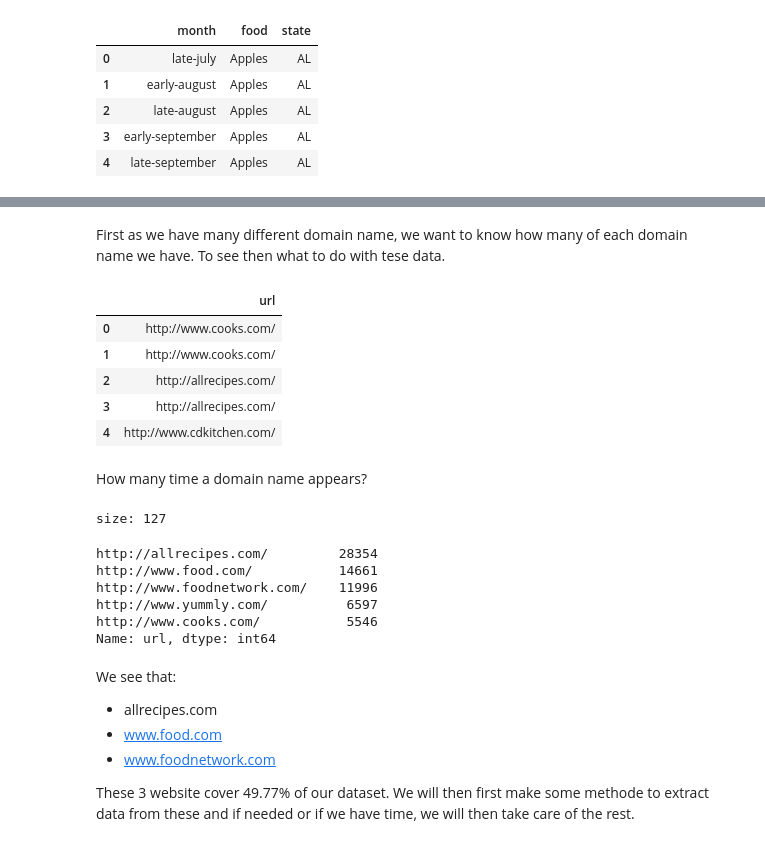
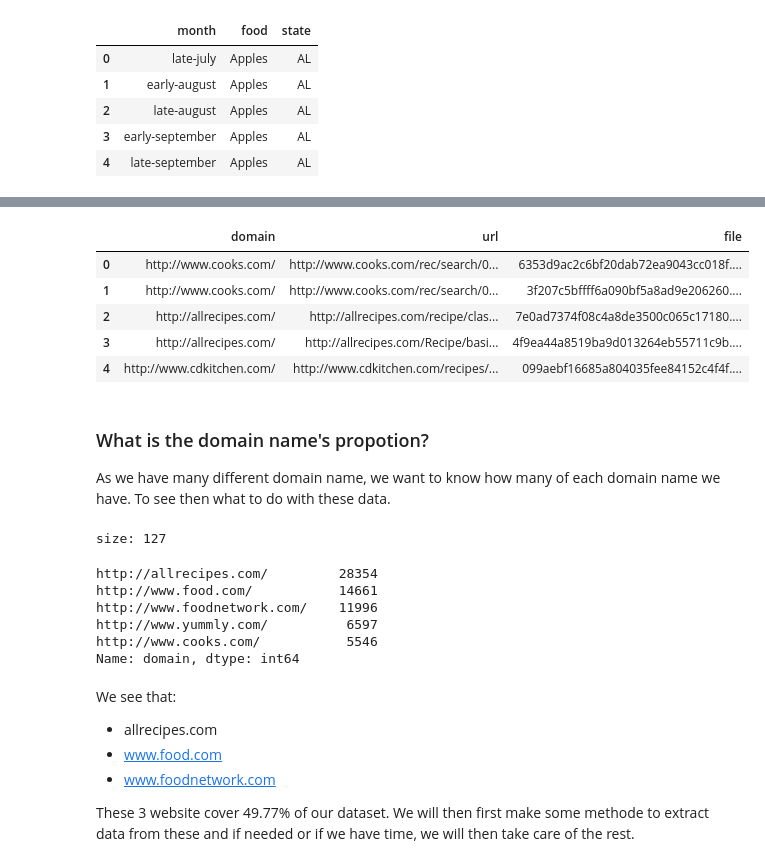
Before and after one commit to csbenz/ada, a Jupyter notebook: project/Project_test.ipynb, the cells around one changed output, grey strips where cells are left out. Cells and saved outputs as stored; diff of their text form; code cells hidden in the pictures.

```diff
--- a/project/Project_test.ipynb
+++ b/project/Project_test.ipynb
@@ -117,2 +110,26 @@ import glob
+# %%
+log_data = pd.DataFrame(columns=['domain', 'url', 'file'])
+for line in log:
+    domain = re.search(r'http://.*?/', line)
+    url = re.search(r'http://.*?(?=\t)', line)
+    file_name = re.search(r'.*?(?=\t)', line)
+    if domain is not None:
+        if url is not None:
+            if file_name is not None:
+                log_data = log_data.append({
+                        'domain' : domain.group(0),
+                        'url' : url.group(0),
+                        'file' : file_name.group(0),
+                    }, ignore_index=True)
+
+log_data.head()
+# %% [output]
+|  | domain | url | file |
+| 0 | http://www.cooks.com/ | http://www.cooks.com/rec/search/0... | 6353d9ac2c6bf20dab72ea9043cc018f.... |
+| 1 | http://www.cooks.com/ | http://www.cooks.com/rec/search/0... | 3f207c5bffff6a090bf5a8ad9e206260.... |
+| 2 | http://allrecipes.com/ | http://allrecipes.com/recipe/clas... | 7e0ad7374f08c4a8de3500c065c17180.... |
+| 3 | http://allrecipes.com/ | http://allrecipes.com/Recipe/basi... | 4f9ea44a8519ba9d013264eb55711c9b.... |
+| 4 | http://www.cdkitchen.com/ | http://www.cdkitchen.com/recipes/... | 099aebf16685a804035fee84152c4f4f.... |
 # %% [markdown]
-First as we have many different domain name, we want to know how many of each domain name we have. To see then what to do with tese data.
+### What is the domain name's propotion?
+As we have many different domain name, we want to know how many of each domain name we have. To see then what to do with these data.
@@ -125,25 +136,5 @@ log = f.read().split('\n')
-# %%
-url_data = pd.DataFrame(columns=['url'])
-for line in log:
-    m = re.search(r'http://.*?/', line)
-    if m is not None:
-        url_data = url_data.append({
-                'url' : m.group(0)
-                #TODO add the domain name
-            }, ignore_index=True)
-
-url_data.head()
-# %% [output]
-|  | url |
-| 0 | http://www.cooks.com/ |
-| 1 | http://www.cooks.com/ |
-| 2 | http://allrecipes.com/ |
-| 3 | http://allrecipes.com/ |
-| 4 | http://www.cdkitchen.com/ |
-# %% [markdown]
-How many time a domain name appears?
 # %%
-df = url_data['url'].value_counts()
+df = log_data['domain'].value_counts()
 print('size: {0}'.format(df.size))
 df.head()
 # %% [output]
@@ -153,7 +144,7 @@ http://www.food.com/           14661
 http://www.foodnetwork.com/    11996
 http://www.yummly.com/          6597
 http://www.cooks.com/           5546
-Name: url, dtype: int64
+Name: domain, dtype: int64
 # %% [markdown]
 We see that:
 - allrecipes.com
```
Also changed, not shown: parts of 29 cells of this notebook.
